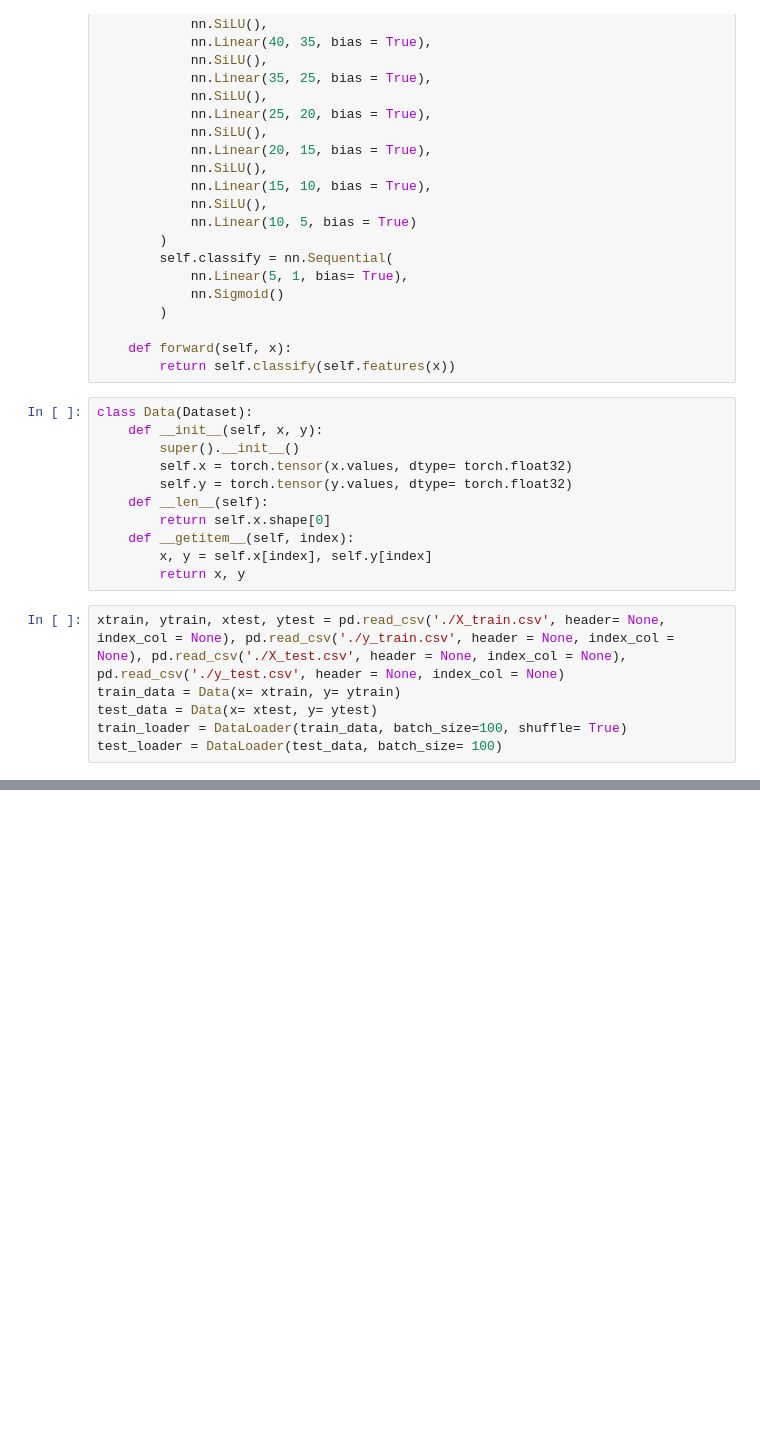
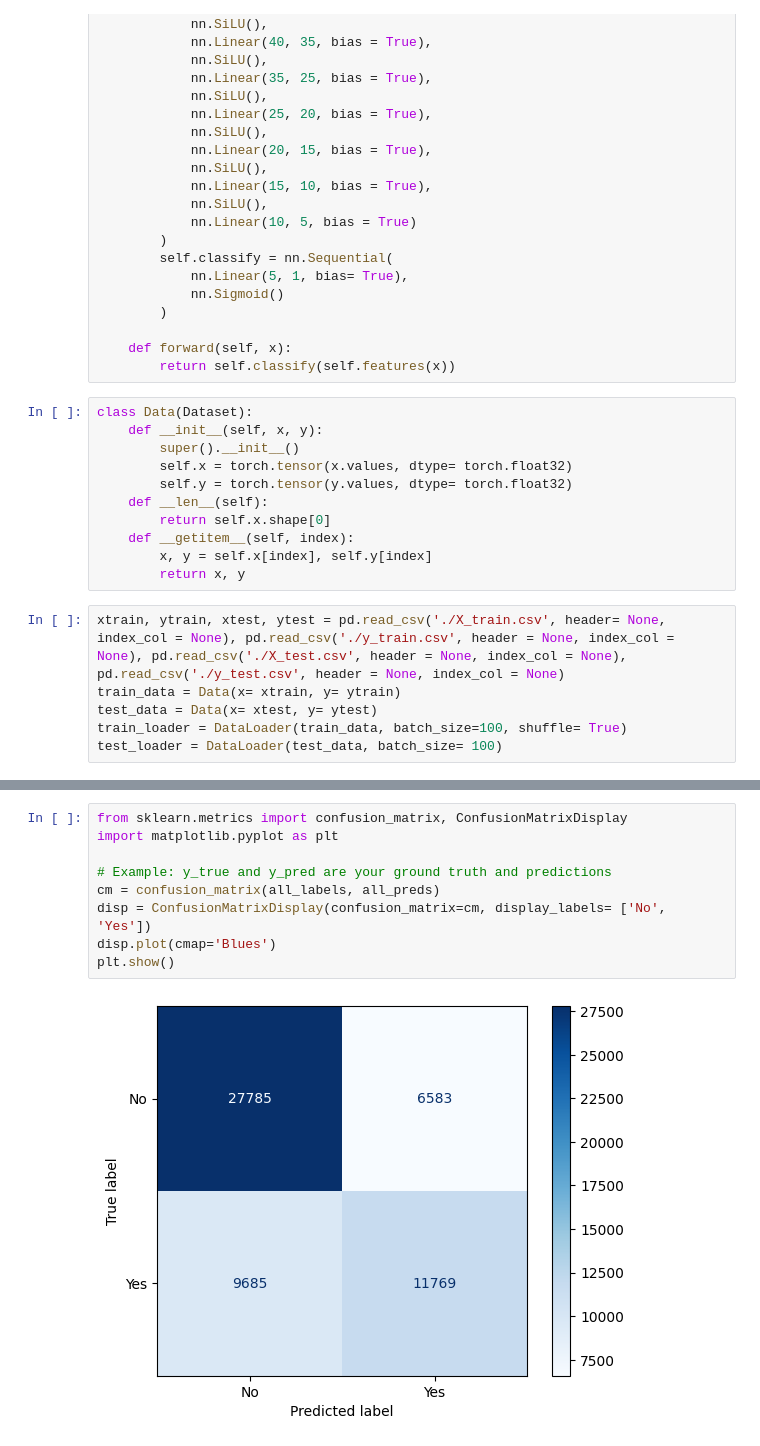
Before and after one commit to Suchit027/Healthcare-Provider-Fraud-Detection-Analysis, a Jupyter notebook: neuralNet9.ipynb, the cells around one changed output, grey strips where cells are left out. Saved outputs shown, nothing was run; the diff lists cells and outputs as text; blank space fills up the shorter version.

```diff
--- a/neuralNet9.ipynb
+++ b/neuralNet9.ipynb
@@ -156,0 +150,11 @@ print(f1_score(all_labels, all_preds))
+# %%
+from sklearn.metrics import confusion_matrix, ConfusionMatrixDisplay
+import matplotlib.pyplot as plt
+
+# Example: y_true and y_pred are your ground truth and predictions
+cm = confusion_matrix(all_labels, all_preds)
+disp = ConfusionMatrixDisplay(confusion_matrix=cm, display_labels= ['No', 'Yes'])
+disp.plot(cmap='Blues')
+plt.show()
+# %% [output]
+[figure, added]
```
Also changed, not shown: parts of 10 cells of this notebook, 10 other files.
